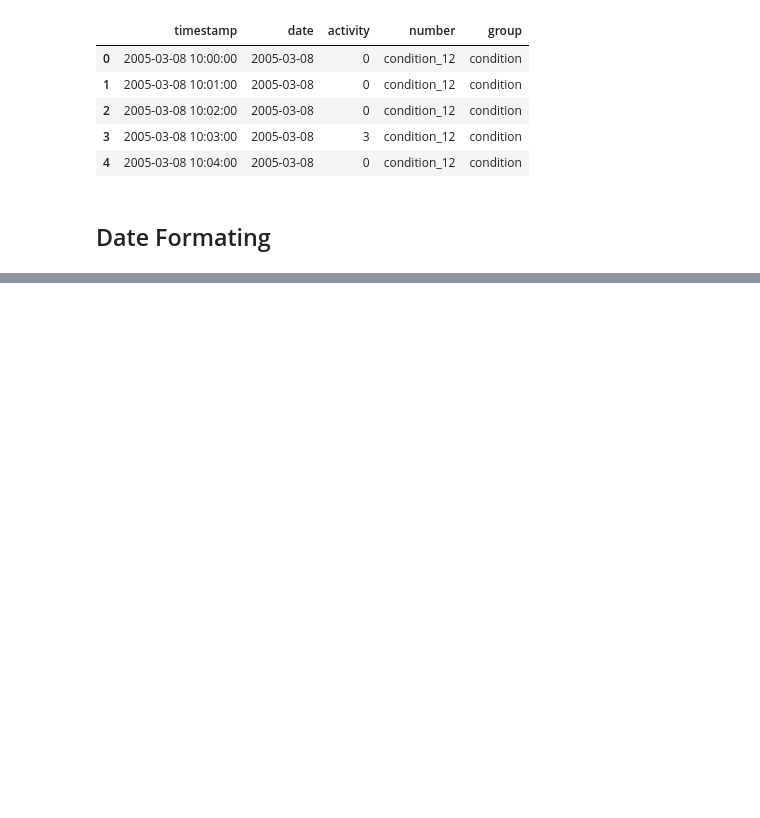
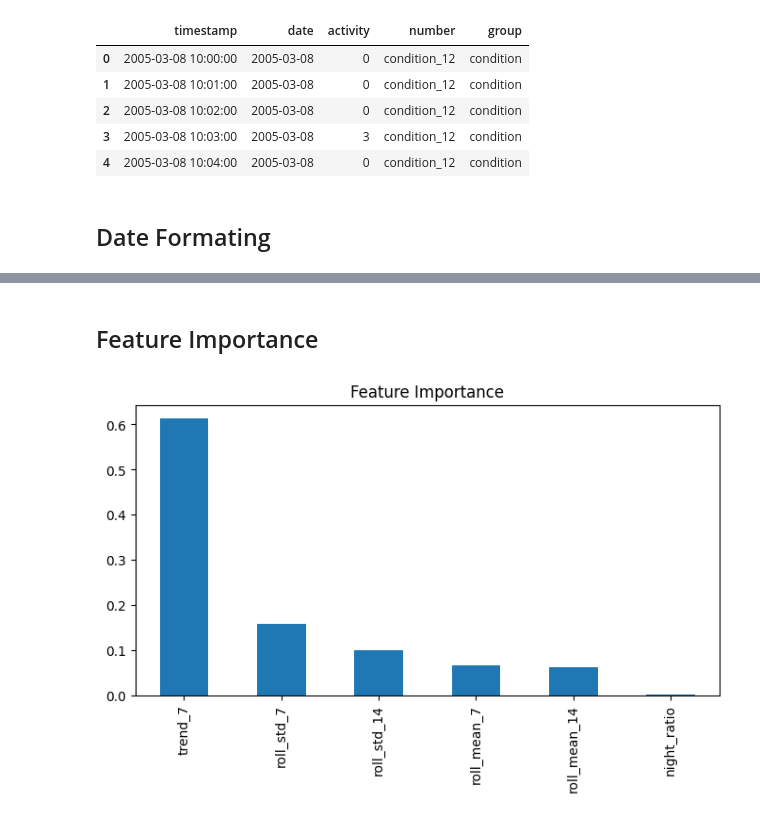
Before and after one commit to Razany98/Depresjon-Episode-Prediction, a Jupyter notebook: Depresjon-Episode-Prediction.ipynb, the cells around one changed output, grey strips where cells are left out. Saved outputs shown, nothing was run; the diff lists cells and outputs as text; code cells hidden in the pictures; blank space fills up the shorter version.

```diff
--- a/Depresjon-Episode-Prediction.ipynb
+++ b/Depresjon-Episode-Prediction.ipynb
@@ -89,0 +335,20 @@ activity = activity.drop(columns=['timestamp', 'date'])
+# %%
+model = RandomForestClassifier(
+
+    n_estimators=150,
+
+    max_depth=8,
+
+    min_samples_leaf=50,
+
+    class_weight={0:1, 1:3},
+
+    n_jobs=-1,
+
+    random_state=42
+)
+
+model.fit(
+    X_train_sm,
+    y_train_sm
+)
@@ -89,0 +429,21 @@ activity = activity.drop(columns=['timestamp', 'date'])
+# %% [markdown]
+## Feature Importance
+# %%
+importance = pd.Series(
+
+    model.feature_importances_,
+
+    index=features
+
+).sort_values(ascending=False)
+# %%
+importance.plot(
+    kind='bar',
+    figsize=(8,4)
+)
+
+plt.title("Feature Importance")
+
+plt.show()
+# %% [output]
+[figure, added]
```
Also changed, not shown: parts of 36 cells of this notebook.
